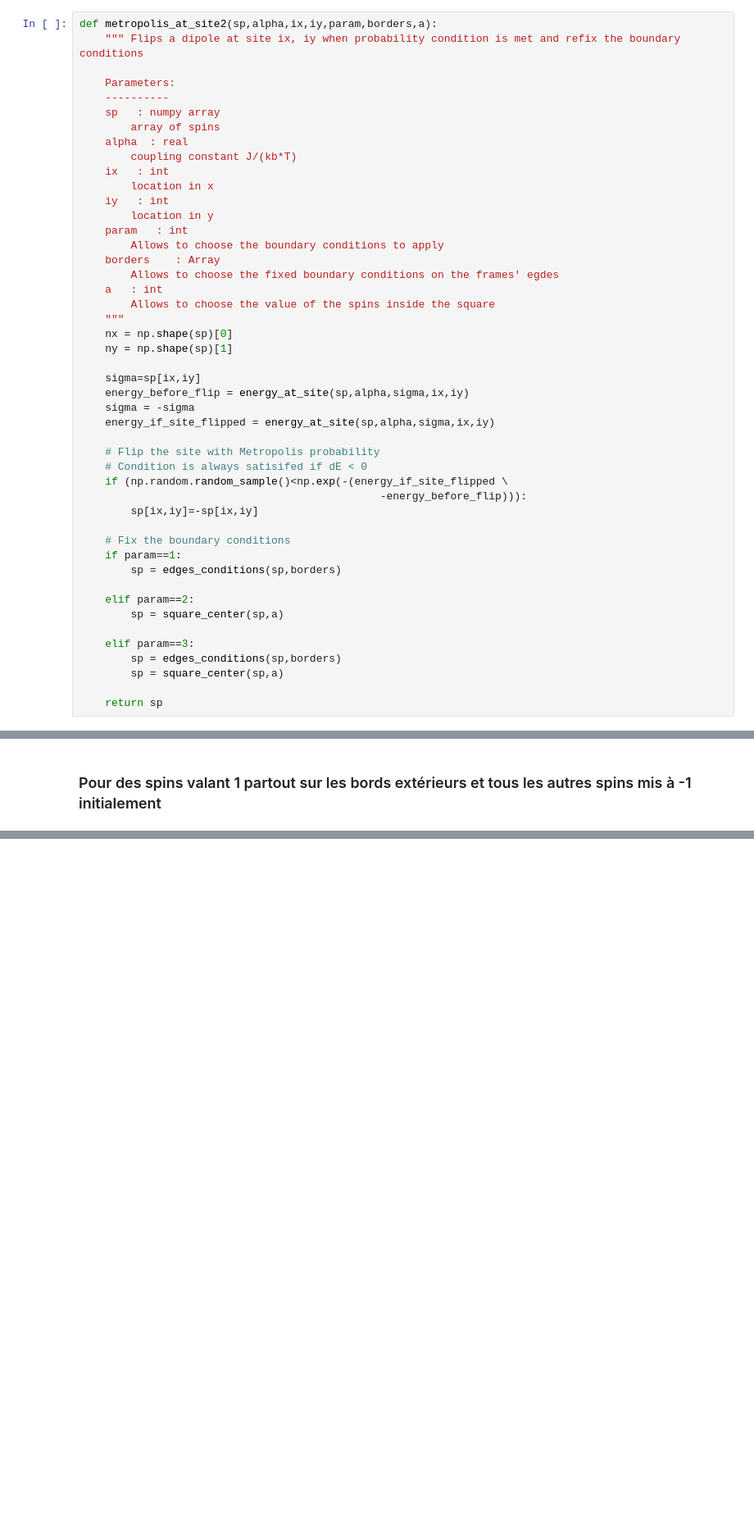
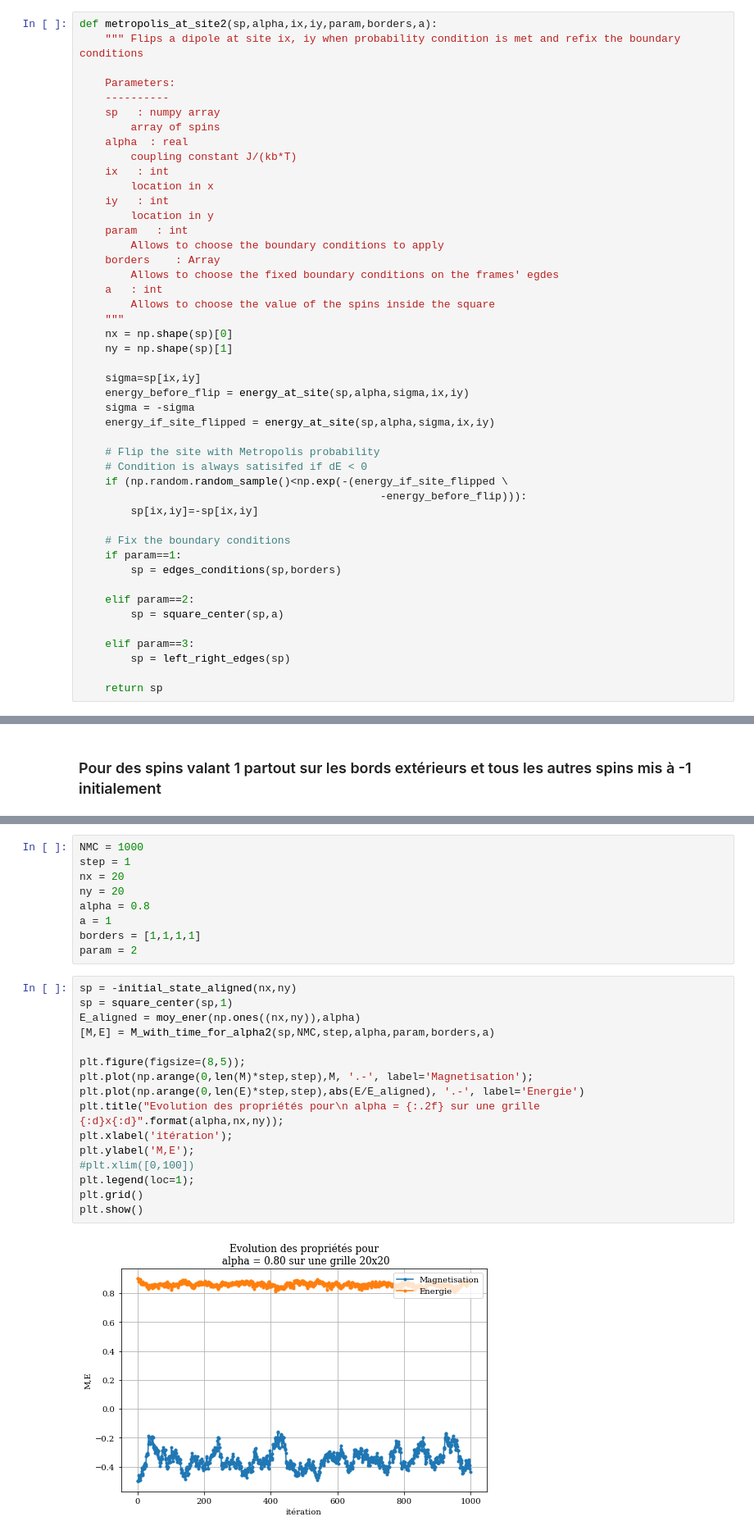
Before and after one commit to ceschoon/Travail-PHYS-F-303, a Jupyter notebook: Travail_PHYS-F-303_MJ_CS.ipynb, the cells around one changed output, grey strips where cells are left out. Shown at 82% size. Saved outputs shown, nothing was run; the diff lists cells and outputs as text; blank space fills up the shorter version.

```diff
--- a/Travail_PHYS-F-303_MJ_CS.ipynb
+++ b/Travail_PHYS-F-303_MJ_CS.ipynb
@@ -989,8 +1017,7 @@ def metropolis_at_site2(sp,alpha,ix,iy,param,borders,a):
         sp = square_center(sp,a)
 
     elif param==3:
-        sp = edges_conditions(sp,borders)
-        sp = square_center(sp,a)
+        sp = left_right_edges(sp)
 
     return sp
 # %%
@@ -1386,0 +1415,27 @@ print("Notre couplage critique vaut {:.2f} \pm {:.2f}".format(alpha_c,err_alpha_
+# %%
+NMC = 1000
+step = 1
+nx = 20
+ny = 20
+alpha = 0.8
+a = 1
+borders = [1,1,1,1]
+param = 2
+# %%
+sp = -initial_state_aligned(nx,ny)
+sp = square_center(sp,1)
+E_aligned = moy_ener(np.ones((nx,ny)),alpha)
+[M,E] = M_with_time_for_alpha2(sp,NMC,step,alpha,param,borders,a)
+
+plt.figure(figsize=(8,5));
+plt.plot(np.arange(0,len(M)*step,step),M, '.-', label='Magnetisation');
+plt.plot(np.arange(0,len(E)*step,step),abs(E/E_aligned), '.-', label='Energie')
+plt.title("Evolution des propriétés pour\n alpha = {:.2f} sur une grille {:d}x{:d}".format(alpha,nx,ny));
+plt.xlabel('itération');
+plt.ylabel('M,E');
+#plt.xlim([0,100])
+plt.legend(loc=1);
+plt.grid()
+plt.show()
+# %% [output]
+[figure, added]
```
Also changed, not shown: parts of 45 cells of this notebook.
